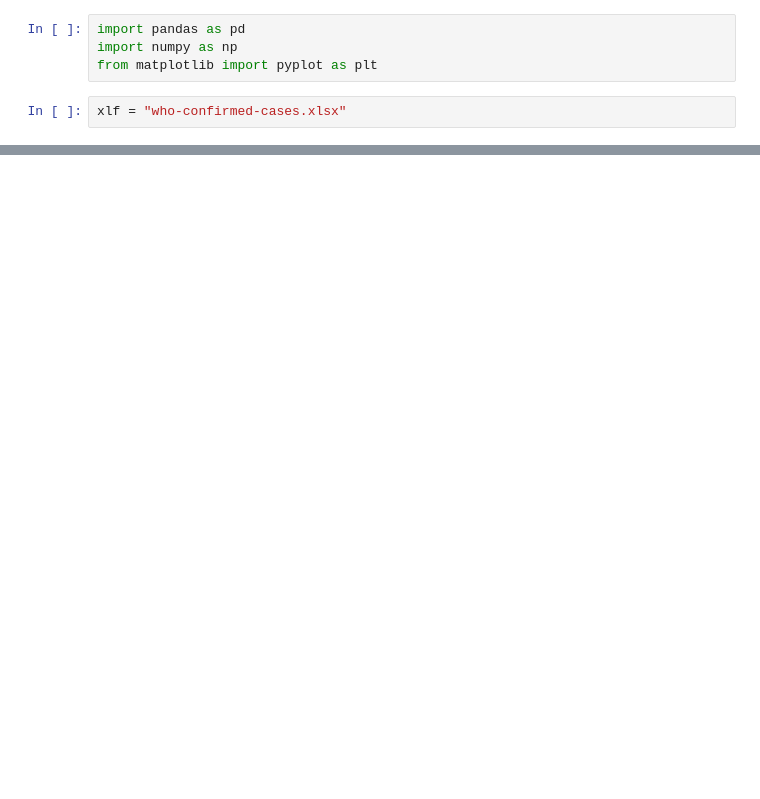
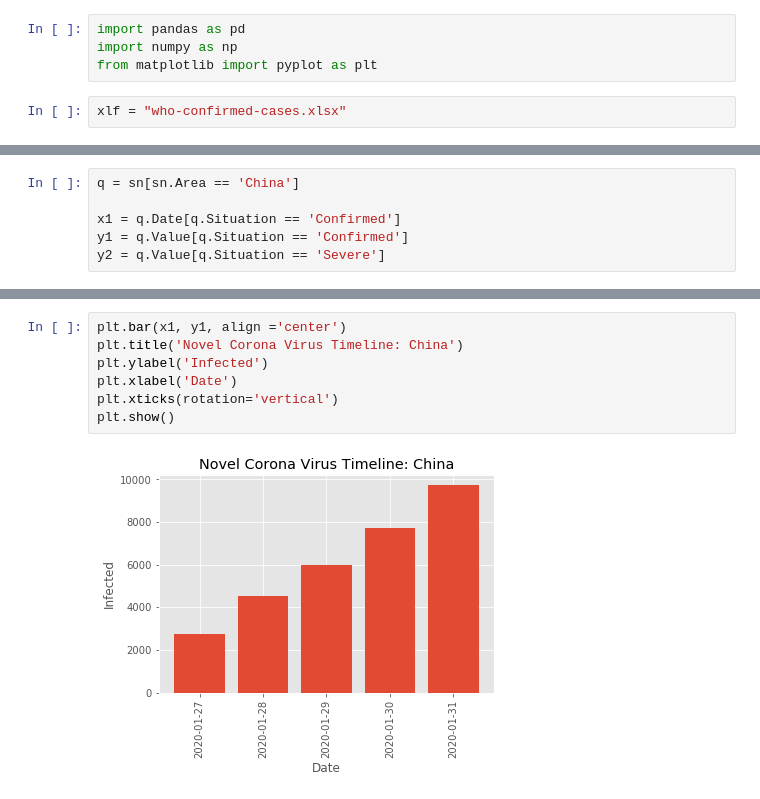
Before and after one commit to lxrocks/2019-nCoV, a Jupyter notebook: CoronaVirusData.ipynb, the cells around one changed output, grey strips where cells are left out. Cells and saved outputs as stored; diff of their text form; blank space fills up the shorter version.

```diff
--- a/CoronaVirusData.ipynb
+++ b/CoronaVirusData.ipynb
@@ -50,0 +60,6 @@ plt.show()
+# %%
+q = sn[sn.Area == 'China']
+
+x1 = q.Date[q.Situation == 'Confirmed']
+y1 = q.Value[q.Situation == 'Confirmed']
+y2 = q.Value[q.Situation == 'Severe']
@@ -50,0 +86,9 @@ plt.show()
+# %%
+plt.bar(x1, y1, align ='center')
+plt.title('Novel Corona Virus Timeline: China')
+plt.ylabel('Infected')
+plt.xlabel('Date')
+plt.xticks(rotation='vertical')
+plt.show()
+# %% [output]
+[figure, added]
```
Also changed, not shown: parts of 9 cells of this notebook.
